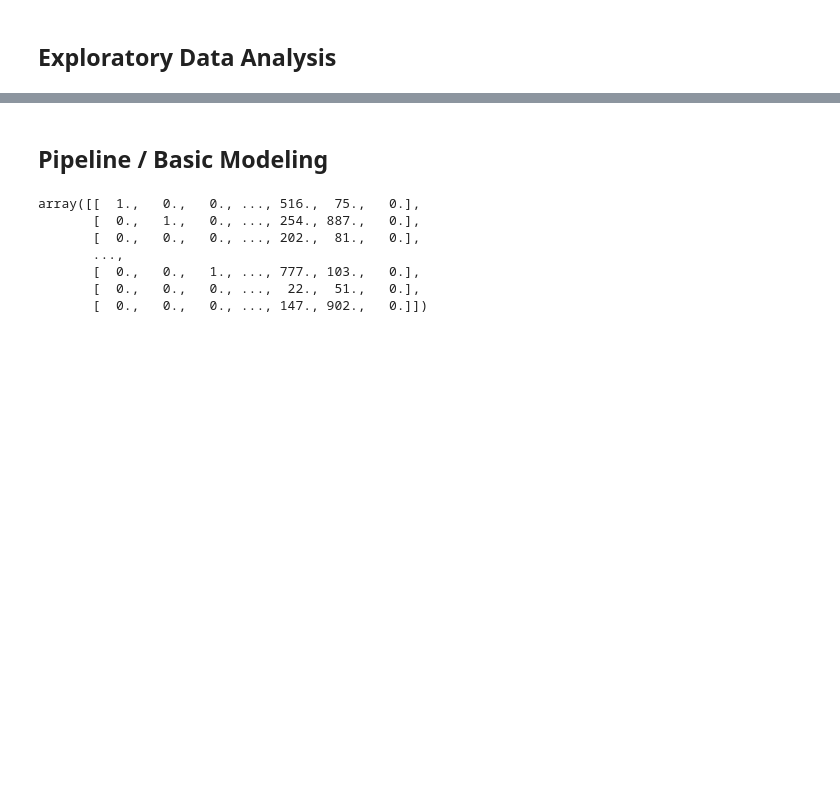
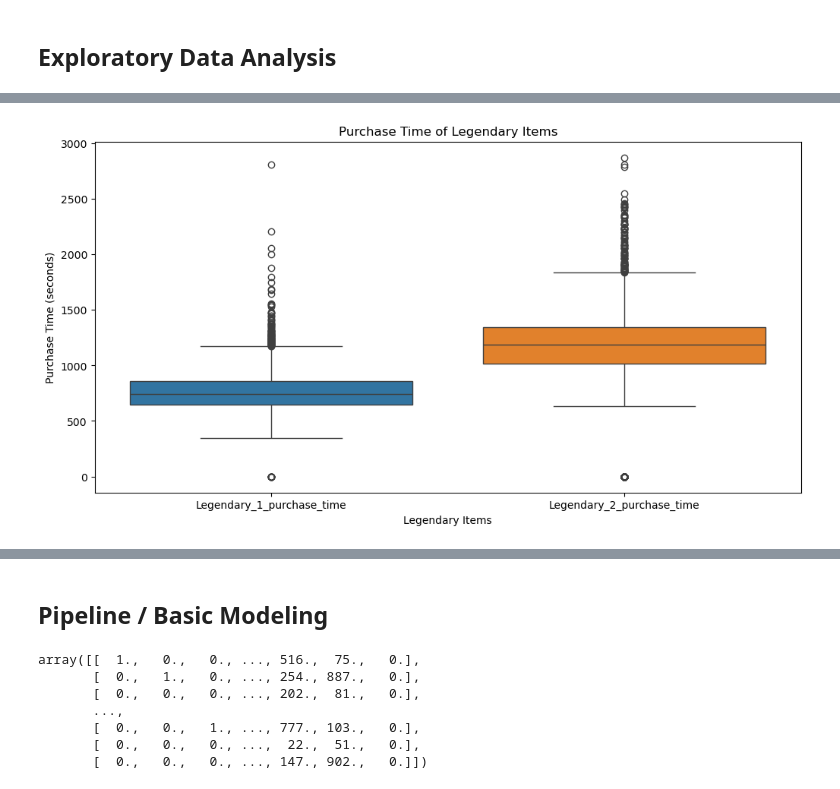
Before and after one commit to natane-a/league-of-legends-recommendation-system, a Jupyter notebook: notebooks/03_eda_and_pipeline.ipynb, the cells around one changed output, grey strips where cells are left out. Saved outputs shown, nothing was run; the diff lists cells and outputs as text; code cells hidden in the pictures; blank space fills up the shorter version.

```diff
--- a/notebooks/03_eda_and_pipeline.ipynb
+++ b/notebooks/03_eda_and_pipeline.ipynb
@@ -25,0 +52,10 @@ good
+# %%
+# purchase time of Legendary items
+plt.figure(figsize=(12, 6))
+sns.boxplot(data=subset_df[['Legendary_1_purchase_time', 'Legendary_2_purchase_time']])
+plt.title('Purchase Time of Legendary Items')
+plt.xlabel('Legendary Items')
+plt.ylabel('Purchase Time (seconds)')
+plt.show()
+# %% [output]
+[figure, added]
```
Also changed, not shown: parts of 6 cells of this notebook.
